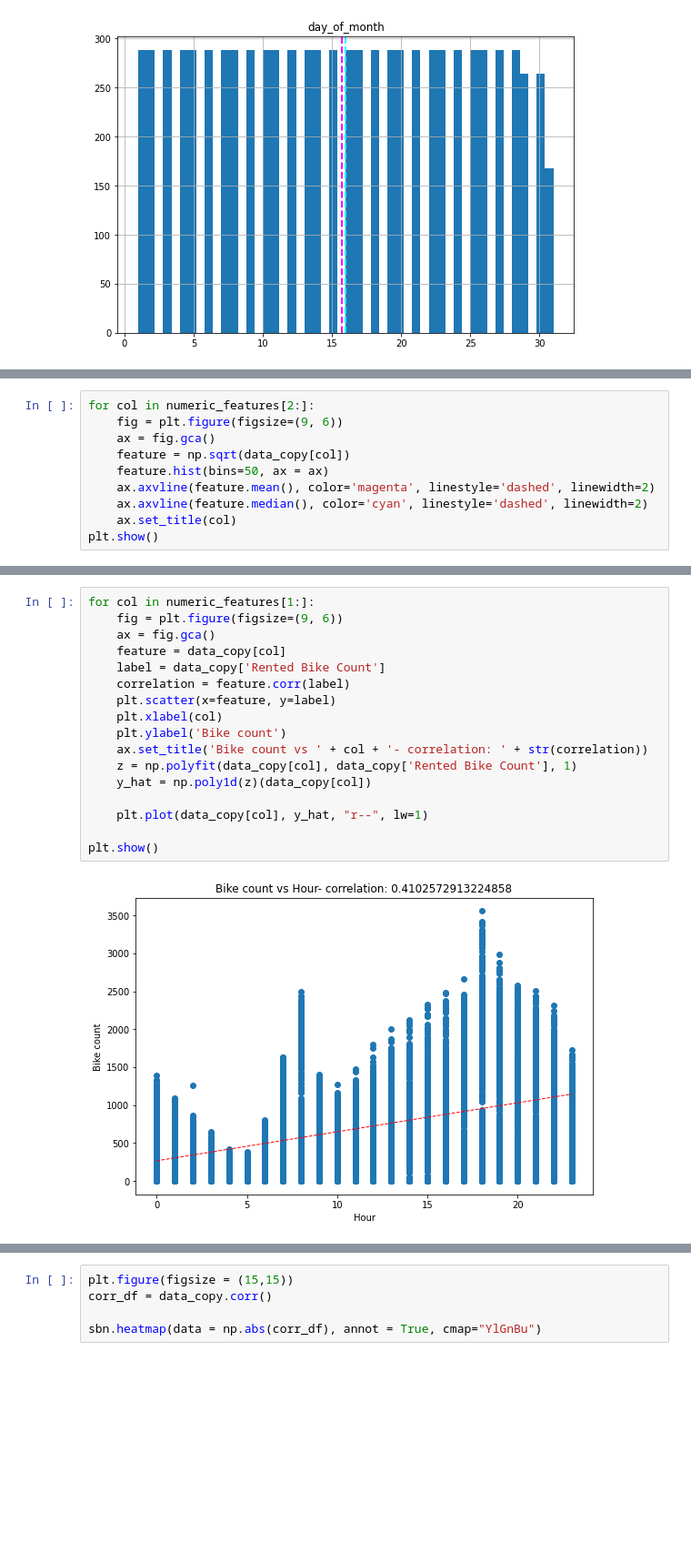
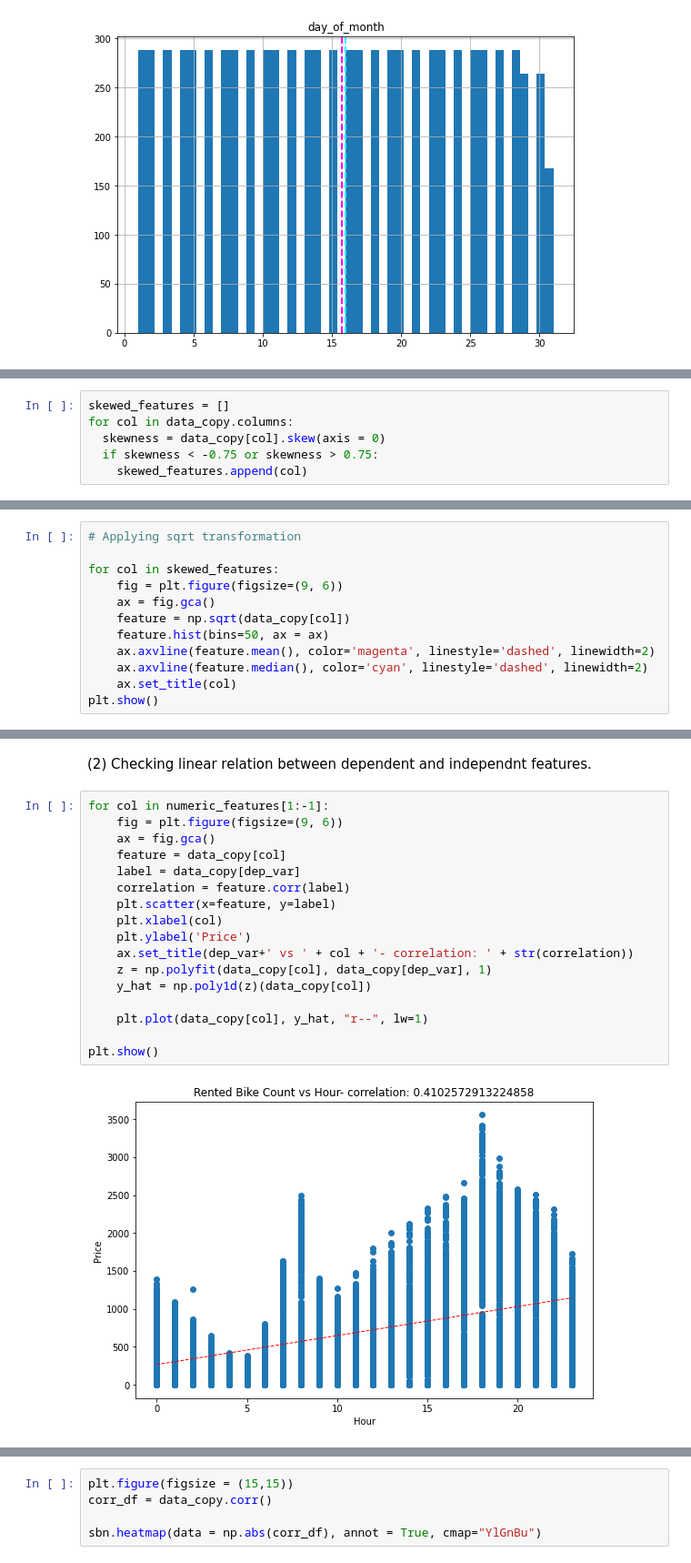
Before and after one commit to Neeraj6maths/Bike-sharing-demand-prediction-regression, a Jupyter notebook: Bike_Sharing_Demand_Prediction_Capstone_Project.ipynb, the cells around one changed output, grey strips where cells are left out. Shown at 91% size. Drawn from its saved outputs; the diff is of its cells as text; blank space fills up the shorter version.

```diff
--- a/Bike_Sharing_Demand_Prediction_Capstone_Project.ipynb
+++ b/Bike_Sharing_Demand_Prediction_Capstone_Project.ipynb
@@ -434,0 +424,6 @@ plt.show()
+# %%
+skewed_features = []
+for col in data_copy.columns:
+  skewness = data_copy[col].skew(axis = 0)
+  if skewness < -0.75 or skewness > 0.75:
+    skewed_features.append(col)
@@ -435,5 +434,7 @@ plt.show()
 # %%
-for col in numeric_features[2:]:
+# Applying sqrt transformation
+
+for col in skewed_features:
     fig = plt.figure(figsize=(9, 6))
     ax = fig.gca()
     feature = np.sqrt(data_copy[col])
@@ -456,19 +458,21 @@ plt.show()
+# %% [markdown]
+(2) Checking linear relation between dependent and independnt features.
 # %%
-for col in numeric_features[1:]:
+for col in numeric_features[1:-1]:
     fig = plt.figure(figsize=(9, 6))
     ax = fig.gca()
     feature = data_copy[col]
-    label = data_copy['Rented Bike Count']
+    label = data_copy[dep_var]
     correlation = feature.corr(label)
     plt.scatter(x=feature, y=label)
     plt.xlabel(col)
-    plt.ylabel('Bike count')
-    ax.set_title('Bike count vs ' + col + '- correlation: ' + str(correlation))
-    z = np.polyfit(data_copy[col], data_copy['Rented Bike Count'], 1)
+    plt.ylabel('Price')
+    ax.set_title(dep_var+' vs ' + col + '- correlation: ' + str(correlation))
+    z = np.polyfit(data_copy[col], data_copy[dep_var], 1)
     y_hat = np.poly1d(z)(data_copy[col])
 
     plt.plot(data_copy[col], y_hat, "r--", lw=1)
 
 plt.show()
 # %% [output]
-[figure, old version]
+[figure, new version]
```
Also changed, not shown: parts of 83 cells of this notebook.
